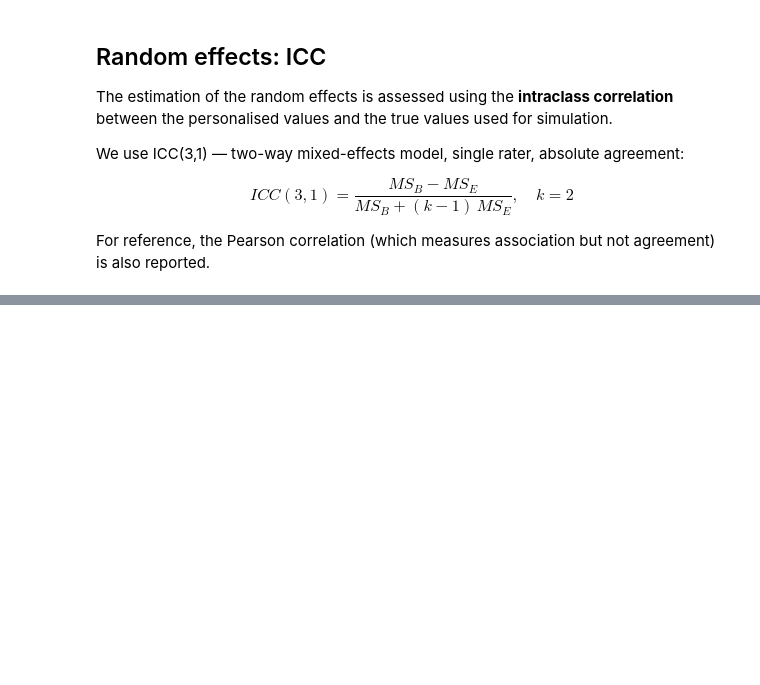
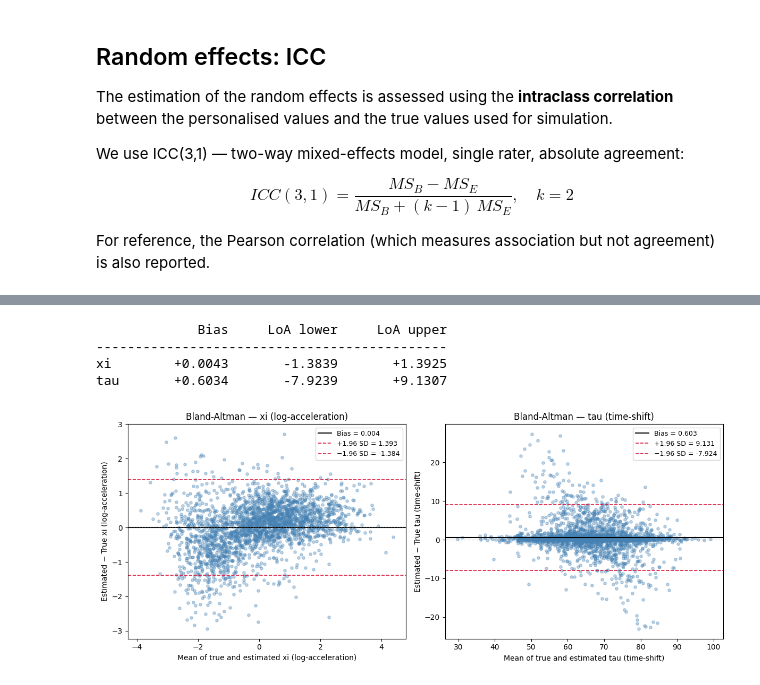
Before and after one commit to JeanJNMV/leaspy-JointSimulation, a Jupyter notebook: notebooks/3. Paper's Pipeline.ipynb, the cells around one changed output, grey strips where cells are left out. Cells and saved outputs as stored; diff of their text form; code cells hidden in the pictures; blank space fills up the shorter version.

Commit message:
added Bland-Altman cell to the notebook 3

```diff
--- a/notebooks/3. Paper's Pipeline.ipynb
+++ b/notebooks/3. Paper's Pipeline.ipynb
@@ -441,0 +451,53 @@ tau    0.897 +/- 0.083  0.912 +/- 0.063
+# %%
+if not valid_pairs:
+    print("No valid personalisation results — Bland-Altman cannot be computed.")
+else:
+    ip_cols  = ["xi", "tau"]
+    ip_names = ["xi (log-acceleration)", "tau (time-shift)"]
+
+    fig, axes = plt.subplots(1, len(ip_cols), figsize=(6 * len(ip_cols), 5))
+
+    print(f"{'':5s}  {'Bias':>10s}  {'LoA lower':>12s}  {'LoA upper':>12s}")
+    print("-" * 45)
+
+    for ax, col, col_name in zip(axes, ip_cols, ip_names):
+        all_mean, all_diff = [], []
+
+        for true_df, est_df in valid_pairs:
+            common = true_df.index.astype(str).intersection(est_df.index.astype(str))
+            if len(common) < 3:
+                continue
+            yt = true_df.loc[true_df.index.astype(str).isin(common), col].to_numpy(dtype=float)
+            yh = est_df.loc[est_df.index.astype(str).isin(common),  col].to_numpy(dtype=float)
+            all_mean.append((yt + yh) / 2.0)
+            all_diff.append(yh - yt)
+
+        means = np.concatenate(all_mean)
+        diffs = np.concatenate(all_diff)
+
+        bias = float(diffs.mean())
+        sd   = float(diffs.std(ddof=1))
+        loa_lo = bias - 1.96 * sd
+        loa_hi = bias + 1.96 * sd
+
+        ax.scatter(means, diffs, alpha=0.35, s=15, color="steelblue")
+        ax.axhline(bias,   color="black",   lw=1.5, linestyle="-",  label=f"Bias = {bias:.3f}")
+        ax.axhline(loa_hi, color="crimson", lw=1.2, linestyle="--", label=f"+1.96 SD = {loa_hi:.3f}")
+        ax.axhline(loa_lo, color="crimson", lw=1.2, linestyle="--", label=f"−1.96 SD = {loa_lo:.3f}")
+        ax.axhline(0, color="grey", lw=0.8, linestyle=":")
+
+        ax.set_xlabel(f"Mean of true and estimated {col_name}")
+        ax.set_ylabel(f"Estimated − True {col_name}")
+        ax.set_title(f"Bland-Altman — {col_name}")
+        ax.legend(fontsize=9)
+
+        print(f"{col:5s}  {bias:+10.4f}  {loa_lo:+12.4f}  {loa_hi:+12.4f}")
+
+    plt.tight_layout()
+    plt.show()
+# %% [output]
+             Bias     LoA lower     LoA upper
+---------------------------------------------
+xi        +0.0043       -1.3839       +1.3925
+tau       +0.6034       -7.9239       +9.1307
+[figure, added]
```
Also changed, not shown: parts of 3 cells of this notebook, 2 other files.
